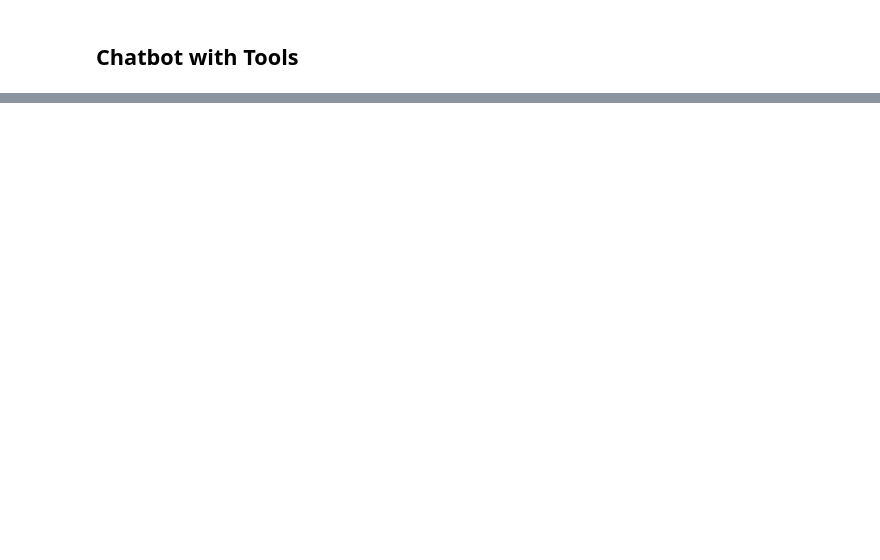
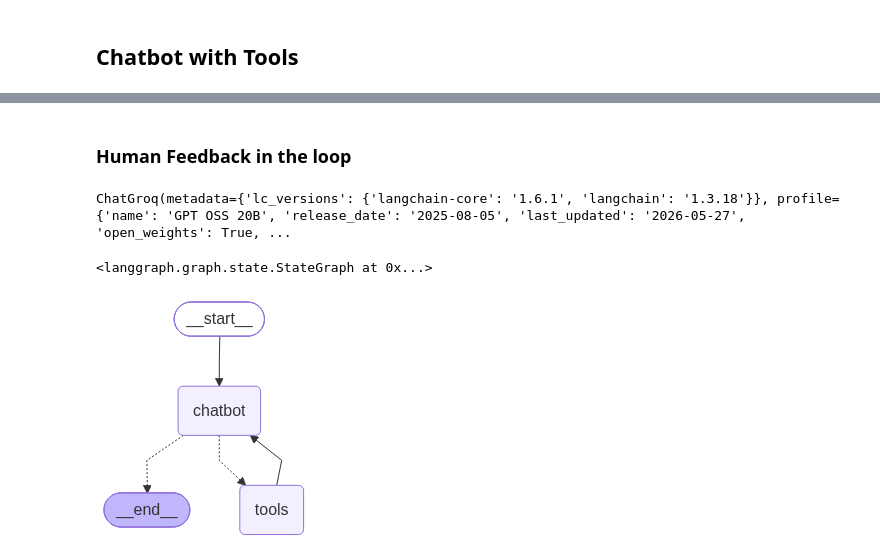
Before and after one commit to Kar-99/Enterprise-Agentic-AI-Platform, a Jupyter notebook: 1. BasicChatbot/basicchatbot.ipynb, the cells around one changed output, grey strips where cells are left out. Drawn from its saved outputs; the diff is of its cells as text; code cells hidden in the pictures; blank space fills up the shorter version.

```diff
--- a/1. BasicChatbot/basicchatbot.ipynb
+++ b/1. BasicChatbot/basicchatbot.ipynb
@@ -109,0 +414,70 @@ Hello! I’m doing great—thanks for asking. How can I help you today?
+# %% [markdown]
+### Human Feedback in the loop
+# %%
+import os
+from langchain.chat_models import init_chat_model
+llm = init_chat_model("openai/gpt-oss-20b" , model_provider = "groq")
+llm
+# %% [output]
+ChatGroq(metadata={'lc_versions': {'langchain-core': '1.6.1', 'langchain': '1.3.18'}}, profile={'name': 'GPT OSS 20B', 'release_date': '2025-08-05', 'last_updated': '2026-05-27', 'open_weights': True, ...
+# %%
+from typing import Annotated
+
+from langchain_tavily import TavilySearch
+from langchain_core.tools import tool
+from typing_extensions import TypedDict
+
+from langgraph.checkpoint.memory import MemorySaver
+from langgraph.graph import StateGraph, START, END
+from langgraph.graph.message import add_messages
+from langgraph.prebuilt import ToolNode, tools_condition
+
+from langgraph.types import Command, interrupt
+
+class State(TypedDict):
+    messages: Annotated[list, add_messages]
+
+graph_builder = StateGraph(State)
+
+@tool
+def human_assistance(query: str) -> str:
+    """Request assistance fro the human"""
+    human_response = interrupt({"query" : query})
+    return human_response["data"]
+
+tool = TavilySearch(max_result =2)
+tools = [tool, human_assistance]
+llm_with_tools = llm.bind_tools(tools)
+
+def chatbot(state: State):
+    message = llm_with_tools.invoke(state["messages"])
+    # bcz we'll be interupting during the tool execution
+    #we will disable parallel tool calling to avoid repeating any
+    # tool invocations when we resume
+
+    return {"messages" : [message]}
+
+graph_builder.add_node("chatbot", chatbot)
+
+tool_node = ToolNode(tools = tools)
+graph_builder.add_node("tools", tool_node)
+
+graph_builder.add_conditional_edges(
+    "chatbot",
+    tools_condition,
+)
+graph_builder.add_edge("tools", "chatbot")
+graph_builder.add_edge(START, "chatbot")
+# %% [output]
+<langgraph.graph.state.StateGraph at 0x...>
+# %%
+memory = MemorySaver()
+graph = graph_builder.compile(checkpointer =memory)
+# %%
+from IPython.display import Image, display
+try:
+    display(Image(graph.get_graph().draw_mermaid_png()))
+except Exception :
+    pass
+# %% [output]
+[figure, added]
```
Also changed, not shown: parts of 33 cells of this notebook.
